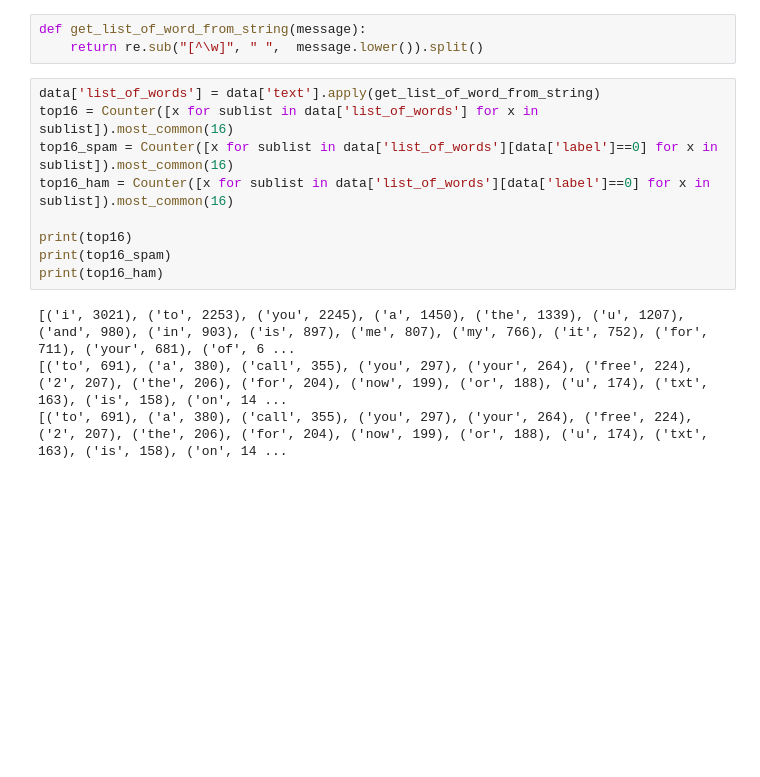
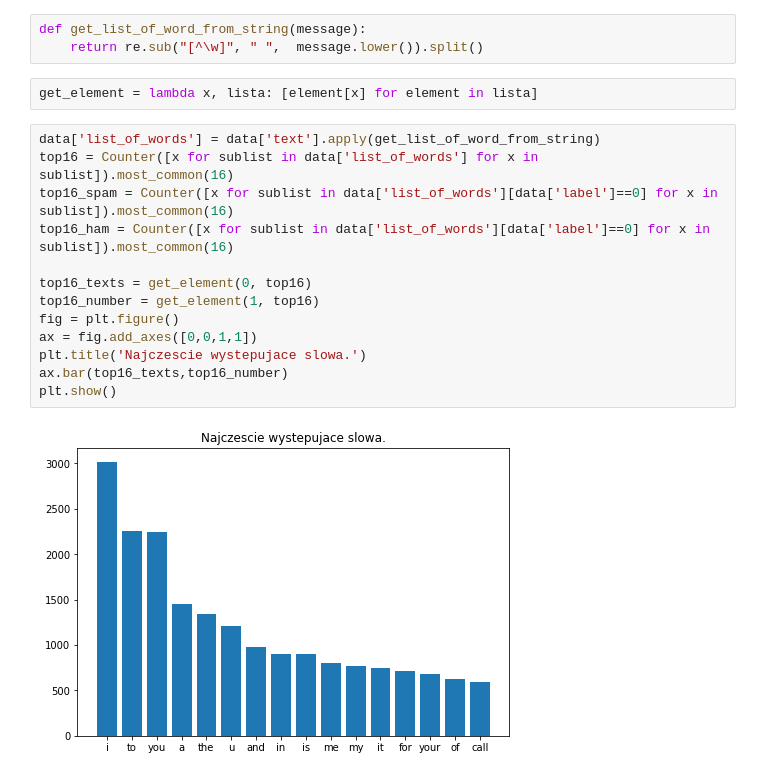
Before and after one commit to 9albert6/pum-rozwiazania, a Jupyter notebook: lab6/lab.ipynb, the cells around one changed output. Drawn from its saved outputs; the diff is of its cells as text; blank space fills up the shorter version.

```diff
--- a/lab6/lab.ipynb
+++ b/lab6/lab.ipynb
@@ -172,16 +191,20 @@ Z histogramu wynika, że długości wiadomości typu Spam są statystycznie czes
 # %%
 def get_list_of_word_from_string(message):
     return re.sub("[^\w]", " ",  message.lower()).split()
+# %%
+get_element = lambda x, lista: [element[x] for element in lista]
 # %%
 data['list_of_words'] = data['text'].apply(get_list_of_word_from_string)
 top16 = Counter([x for sublist in data['list_of_words'] for x in sublist]).most_common(16)
 top16_spam = Counter([x for sublist in data['list_of_words'][data['label']==0] for x in sublist]).most_common(16)
 top16_ham = Counter([x for sublist in data['list_of_words'][data['label']==0] for x in sublist]).most_common(16)
 
-print(top16)
-print(top16_spam)
-print(top16_ham)
+top16_texts = get_element(0, top16)
+top16_number = get_element(1, top16)
+fig = plt.figure()
+ax = fig.add_axes([0,0,1,1])
+plt.title('Najczescie wystepujace slowa.')
+ax.bar(top16_texts,top16_number)
+plt.show()
 # %% [output]
-[('i', 3021), ('to', 2253), ('you', 2245), ('a', 1450), ('the', 1339), ('u', 1207), ('and', 980), ('in', 903), ('is', 897), ('me', 807), ('my', 766), ('it', 752), ('for', 711), ('your', 681), ('of', 6 ...
-[('to', 691), ('a', 380), ('call', 355), ('you', 297), ('your', 264), ('free', 224), ('2', 207), ('the', 206), ('for', 204), ('now', 199), ('or', 188), ('u', 174), ('txt', 163), ('is', 158), ('on', 14 ...
-[('to', 691), ('a', 380), ('call', 355), ('you', 297), ('your', 264), ('free', 224), ('2', 207), ('the', 206), ('for', 204), ('now', 199), ('or', 188), ('u', 174), ('txt', 163), ('is', 158), ('on', 14 ...
+[figure, added]
```
Also changed, not shown: parts of 41 cells of this notebook.
